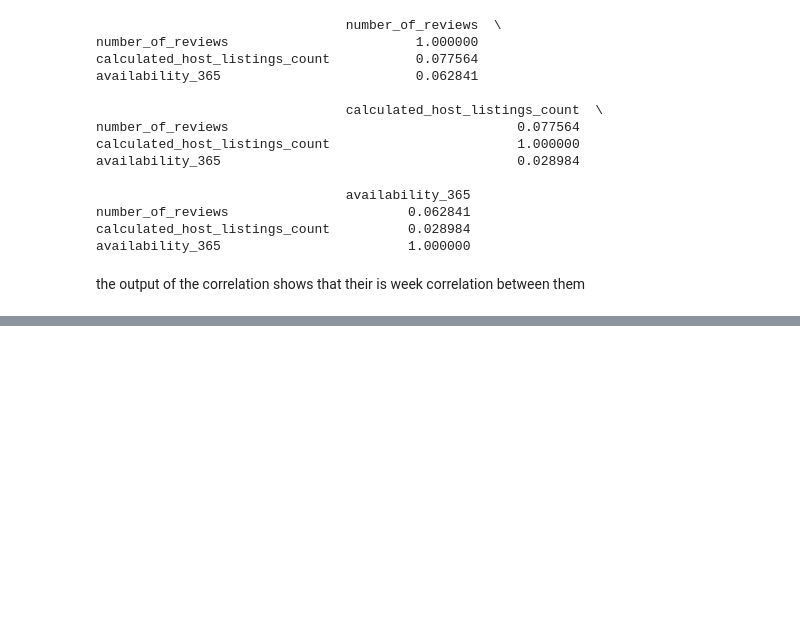
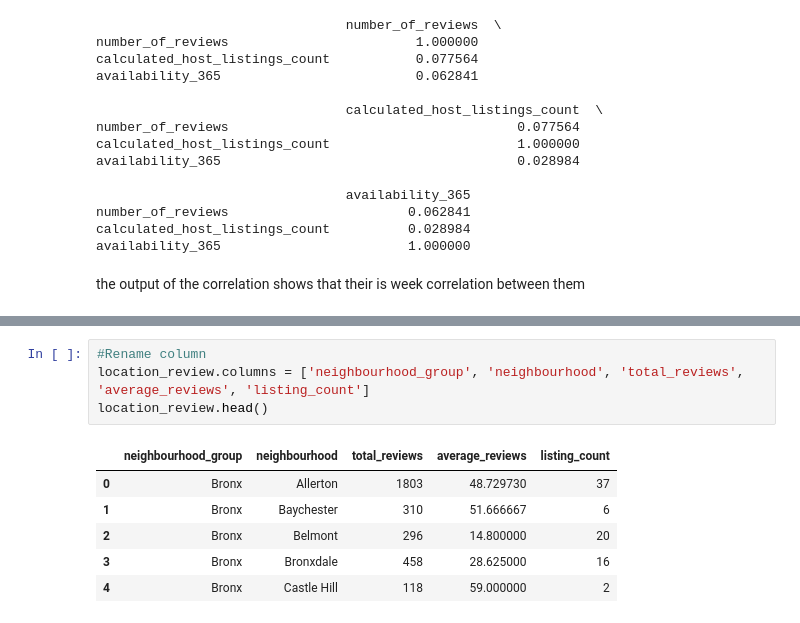
Before and after one commit to ifedolapomi/New-York-City-Airbnb, a Jupyter notebook: NY_Airbnb.ipynb, the cells around one changed output, grey strips where cells are left out. Saved outputs shown, nothing was run; the diff lists cells and outputs as text; blank space fills up the shorter version.

```diff
--- a/NY_Airbnb.ipynb
+++ b/NY_Airbnb.ipynb
@@ -410,0 +422,11 @@ the output of the correlation shows that their is week correlation between them
+# %%
+#Rename column
+location_review.columns = ['neighbourhood_group', 'neighbourhood', 'total_reviews', 'average_reviews', 'listing_count']
+location_review.head()
+# %% [output]
+|  | neighbourhood_group | neighbourhood | total_reviews | average_reviews | listing_count |
+| 0 | Bronx | Allerton | 1803 | 48.729730 | 37 |
+| 1 | Bronx | Baychester | 310 | 51.666667 | 6 |
+| 2 | Bronx | Belmont | 296 | 14.800000 | 20 |
+| 3 | Bronx | Bronxdale | 458 | 28.625000 | 16 |
+| 4 | Bronx | Castle Hill | 118 | 59.000000 | 2 |
```
Also changed, not shown: parts of 10 cells of this notebook.
